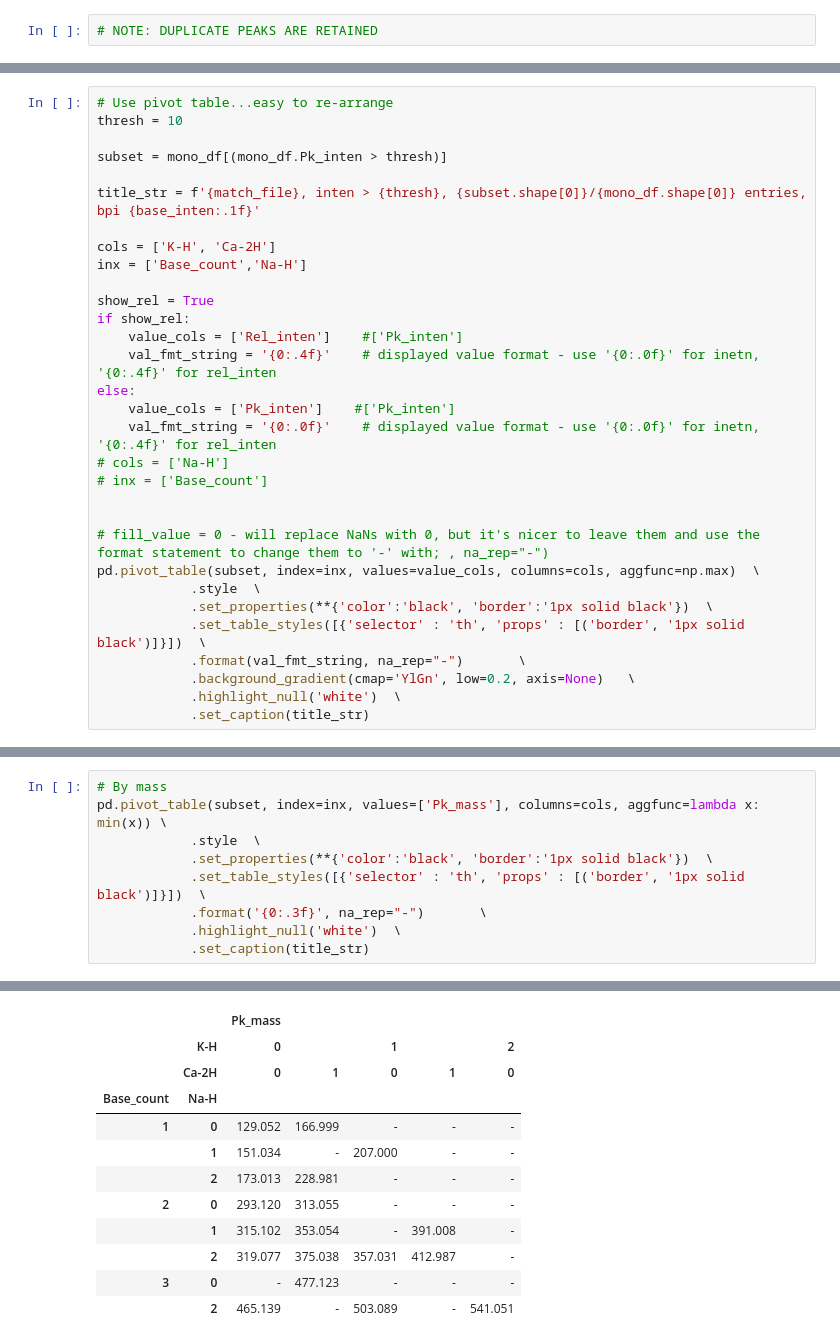
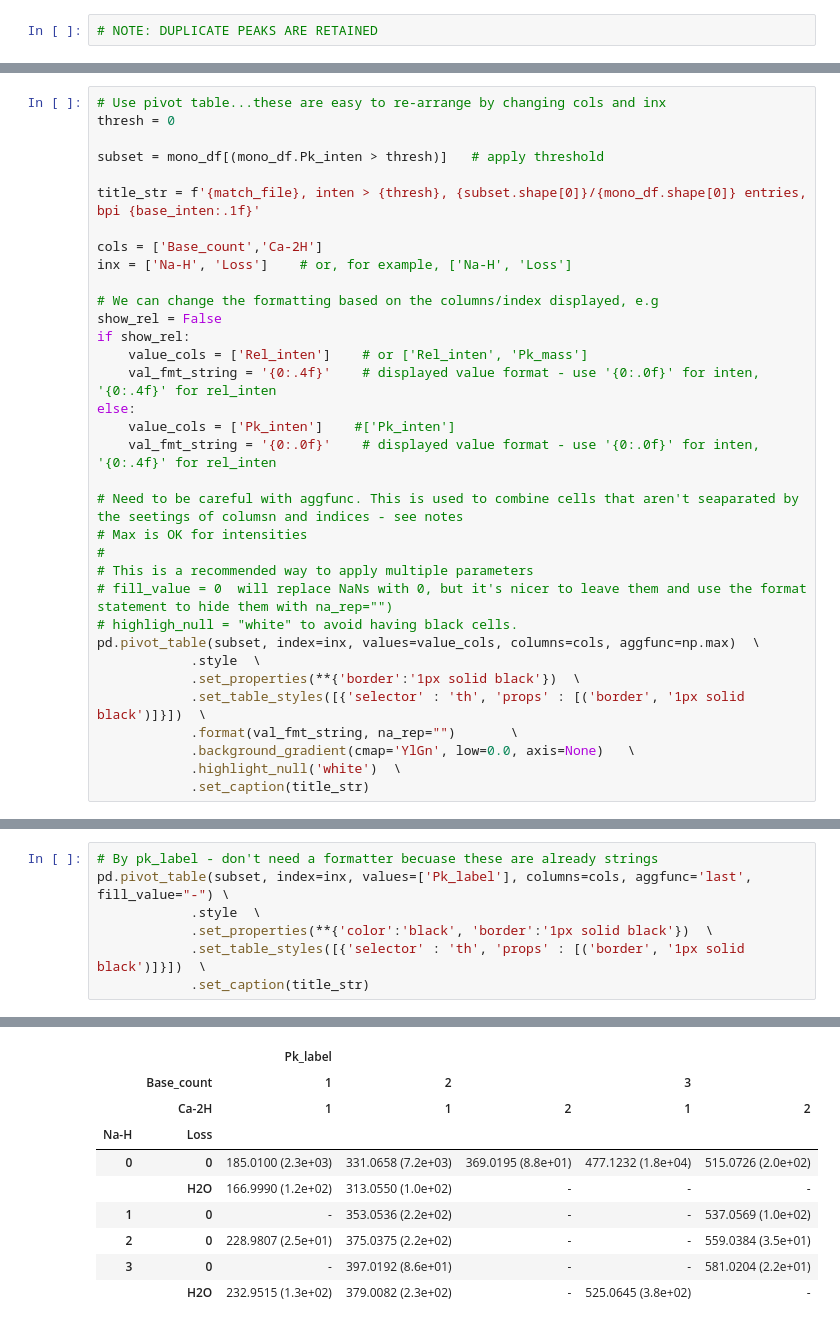
Before and after one commit to arbi56/CompoundCalculator, a Jupyter notebook: MatchAnalyzer.ipynb, the cells around one changed output, grey strips where cells are left out. Saved outputs shown, nothing was run; the diff lists cells and outputs as text.

```diff
--- a/MatchAnalyzer.ipynb
+++ b/MatchAnalyzer.ipynb
@@ -314,32 +359,35 @@ print(grouping_cols)
 # %%
-# Use pivot table...easy to re-arrange
-thresh = 10
+# Use pivot table...these are easy to re-arrange by changing cols and inx
+thresh = 0
 
-subset = mono_df[(mono_df.Pk_inten > thresh)]
+subset = mono_df[(mono_df.Pk_inten > thresh)]   # apply threshold
 
 title_str = f'{match_file}, inten > {thresh}, {subset.shape[0]}/{mono_df.shape[0]} entries, bpi {base_inten:.1f}'
 
-cols = ['K-H', 'Ca-2H']
-inx = ['Base_count','Na-H']
+cols = ['Base_count','Ca-2H']
+inx = ['Na-H', 'Loss']    # or, for example, ['Na-H', 'Loss']
 
-show_rel = True
+# We can change the formatting based on the columns/index displayed, e.g
+show_rel = False
 if show_rel:
-    value_cols = ['Rel_inten']    #['Pk_inten']
-    val_fmt_string = '{0:.4f}'    # displayed value format - use '{0:.0f}' for inetn, '{0:.4f}' for rel_inten
+    value_cols = ['Rel_inten']    # or ['Rel_inten', 'Pk_mass']
+    val_fmt_string = '{0:.4f}'    # displayed value format - use '{0:.0f}' for inten, '{0:.4f}' for rel_inten
 else:
     value_cols = ['Pk_inten']    #['Pk_inten']
-    val_fmt_string = '{0:.0f}'    # displayed value format - use '{0:.0f}' for inetn, '{0:.4f}' for rel_inten
-# cols = ['Na-H']
-# inx = ['Base_count']
+    val_fmt_string = '{0:.0f}'    # displayed value format - use '{0:.0f}' for inten, '{0:.4f}' for rel_inten
 
-
-# fill_value = 0 - will replace NaNs with 0, but it's nicer to leave them and use the format statement to change them to '-' with; , na_rep="-")
+# Need to be careful with aggfunc. This is used to combine cells that aren't seaparated by the seetings of columsn and indices - see notes
+# Max is OK for intensities
+#
+# This is a recommended way to apply multiple parameters
+# fill_value = 0  will replace NaNs with 0, but it's nicer to leave them and use the format statement to hide them with na_rep="")
+# highligh_null = "white" to avoid having black cells.
 pd.pivot_table(subset, index=inx, values=value_cols, columns=cols, aggfunc=np.max)  \
             .style  \
-            .set_properties(**{'color':'black', 'border':'1px solid black'})  \
+            .set_properties(**{'border':'1px solid black'})  \
             .set_table_styles([{'selector' : 'th', 'props' : [('border', '1px solid black')]}])  \
-            .format(val_fmt_string, na_rep="-")       \
-            .background_gradient(cmap='YlGn', low=0.2, axis=None)   \
+            .format(val_fmt_string, na_rep="")       \
+            .background_gradient(cmap='YlGn', low=0.0, axis=None)   \
             .highlight_null('white')  \
             .set_caption(title_str)
 # %% [output]
@@ -359,10 +427,8 @@ S_4 MeOH FA pks 0.2 percent_DiMeSA matches.txt, inten > 10, 25/25 entries, bpi 1
 # %%
-# By mass
-pd.pivot_table(subset, index=inx, values=['Pk_mass'], columns=cols, aggfunc=lambda x: min(x)) \
+# By pk_label - don't need a formatter becuase these are already strings
+pd.pivot_table(subset, index=inx, values=['Pk_label'], columns=cols, aggfunc='last', fill_value="-") \
             .style  \
             .set_properties(**{'color':'black', 'border':'1px solid black'})  \
             .set_table_styles([{'selector' : 'th', 'props' : [('border', '1px solid black')]}])  \
-            .format('{0:.3f}', na_rep="-")       \
-            .highlight_null('white')  \
             .set_caption(title_str)
 # %% [output]
@@ -370,12 +436,10 @@ S_4 MeOH FA pks 0.2 percent_DiMeSA matches.txt, inten > 10, 25/25 entries, bpi 1
-|  |  | Pk_mass |  |  |  |  |
-|  | K-H | 0 |  | 1 |  | 2 |
-|  | Ca-2H | 0 | 1 | 0 | 1 | 0 |
-| Base_count | Na-H |  |  |  |  |  |
-| 1 | 0 | 129.052 | 166.999 | - | - | - |
-|  | 1 | 151.034 | - | 207.000 | - | - |
-|  | 2 | 173.013 | 228.981 | - | - | - |
-| 2 | 0 | 293.120 | 313.055 | - | - | - |
-|  | 1 | 315.102 | 353.054 | - | 391.008 | - |
-|  | 2 | 319.077 | 375.038 | 357.031 | 412.987 | - |
-| 3 | 0 | - | 477.123 | - | - | - |
-|  | 2 | 465.139 | - | 503.089 | - | 541.051 |
+|  |  | Pk_label |  |  |  |  |
+|  | Base_count | 1 | 2 |  | 3 |  |
+|  | Ca-2H | 1 | 1 | 2 | 1 | 2 |
+| Na-H | Loss |  |  |  |  |  |
+| 0 | 0 | 185.0100 (2.3e+03) | 331.0658 (7.2e+03) | 369.0195 (8.8e+01) | 477.1232 (1.8e+04) | 515.0726 (2.0e+02) |
+|  | H2O | 166.9990 (1.2e+02) | 313.0550 (1.0e+02) | - | - | - |
+| 1 | 0 | - | 353.0536 (2.2e+02) | - | - | 537.0569 (1.0e+02) |
+| 2 | 0 | 228.9807 (2.5e+01) | 375.0375 (2.2e+02) | - | - | 559.0384 (3.5e+01) |
+| 3 | 0 | - | 397.0192 (8.6e+01) | - | - | 581.0204 (2.2e+01) |
+|  | H2O | 232.9515 (1.3e+02) | 379.0082 (2.3e+02) | - | 525.0645 (3.8e+02) | - |
```
Also changed, not shown: parts of 22 cells of this notebook, 4 other files.
